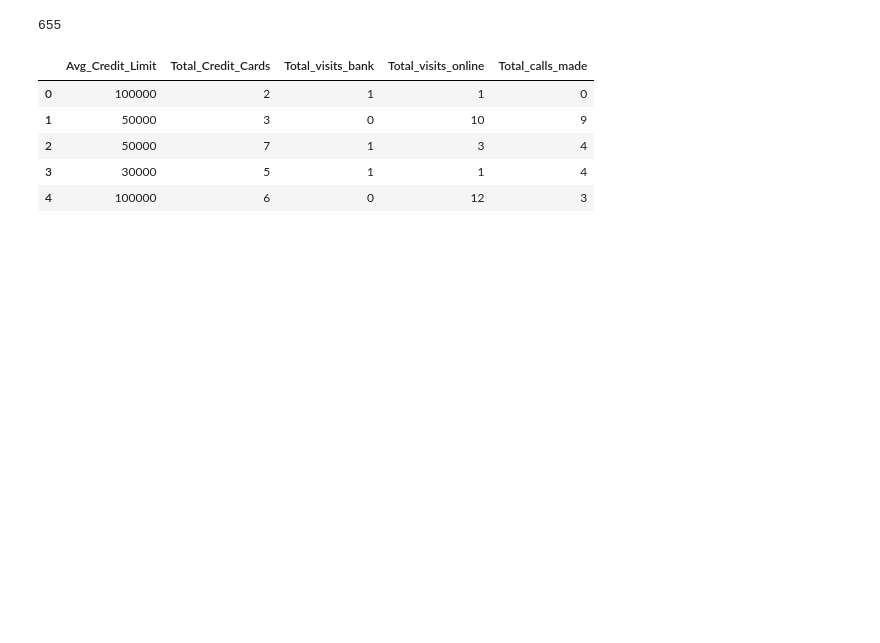
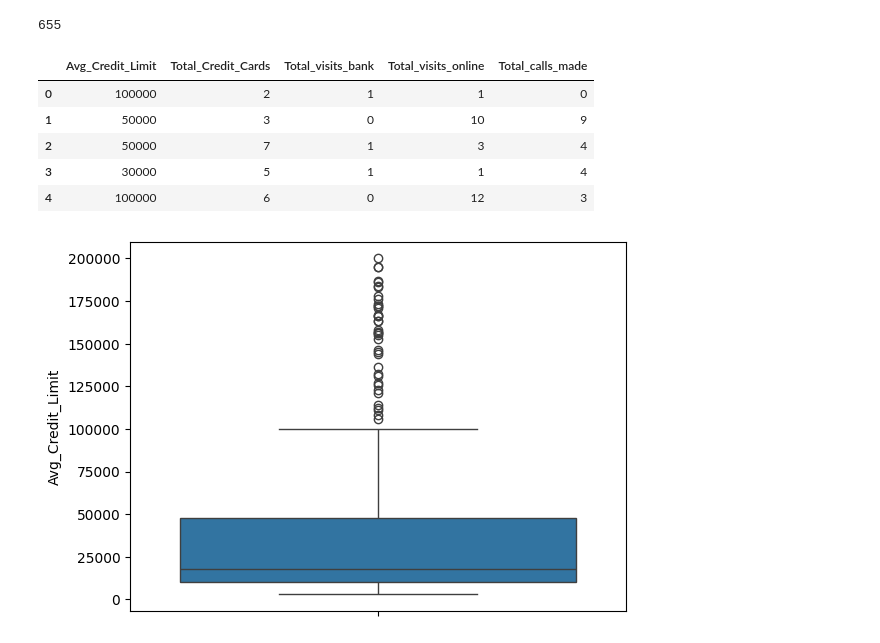
Before and after one commit to laxusgooee/itc-week_03, a Jupyter notebook: Credit_Card_Customer_Data.ipynb, the cells around one changed output. Drawn from its saved outputs; the diff is of its cells as text; code cells hidden in the pictures; blank space fills up the shorter version.

```diff
--- a/Credit_Card_Customer_Data.ipynb
+++ b/Credit_Card_Customer_Data.ipynb
@@ -45,3 +56,8 @@ df.head()
 | 2 | 50000 | 7 | 1 | 3 | 4 |
 | 3 | 30000 | 5 | 1 | 1 | 4 |
 | 4 | 100000 | 6 | 0 | 12 | 3 |
+# %%
+sns.boxplot(data=df['Avg_Credit_Limit'])
+plt.show()
+# %% [output]
+[figure, added]
```
Also changed, not shown: parts of 26 cells of this notebook, 1 other file.
